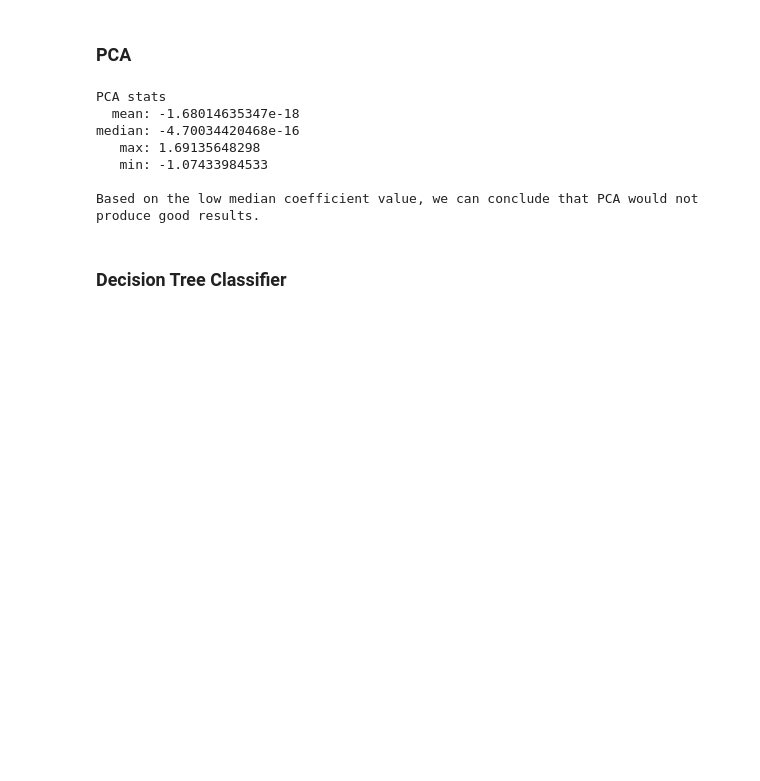
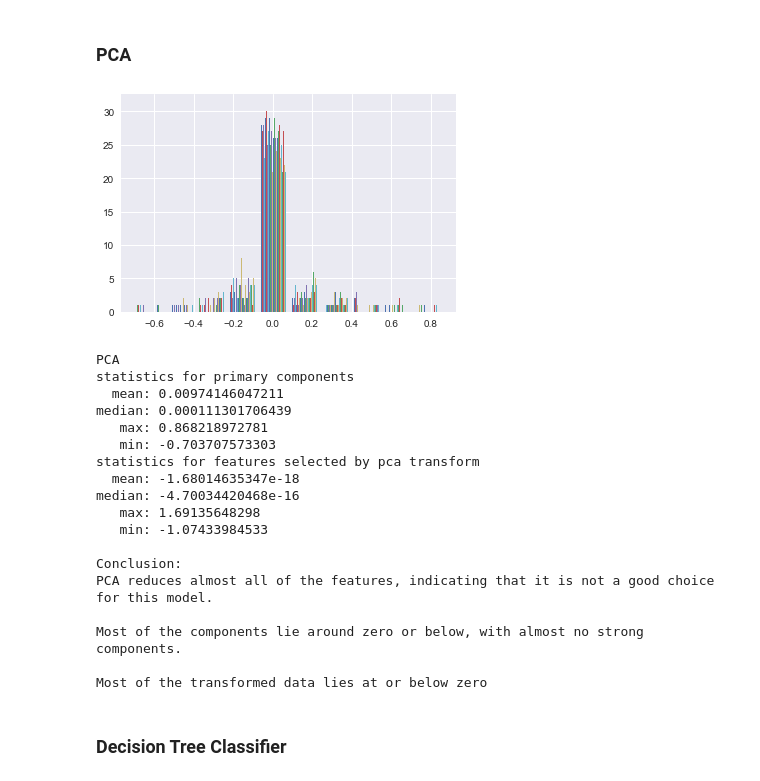
Before and after one commit to p3ntak/dataMiningFinal, a Jupyter notebook: Final.ipynb, the cells around one changed output. Cells and saved outputs as stored; diff of their text form; code cells hidden in the pictures; blank space fills up the shorter version.

```diff
--- a/Final.ipynb
+++ b/Final.ipynb
@@ -205,28 +205,58 @@ y = smalldf['crash_severity']
 # %%
 pca = decomposition.PCA(svd_solver='full')
 # pca.fit(pd.get_dummies(data[dummies_needed_list])).transform(pd.get_dummies(data[dummies_needed_list]))
+
 pca_coeffs = pca.fit(X).transform(X)
-print("PCA stats")
+plt.hist(pca.components_)
+plt.show()
+print("PCA")
+print("statistics for primary components")
+print("  mean: %s" % (pca.components_.mean()))
+print("median: %s" % (np.median(pca.components_)))
+print("   max: %s" % (pca.components_.max()))
+print("   min: %s" % (pca.components_.min()))
+
+print("statistics for features selected by pca transform")
 print("  mean: %s" % (pca_coeffs.mean()))
 print("median: %s" % (np.median(pca_coeffs)))
 print("   max: %s" % (pca_coeffs.max()))
 print("   min: %s" % (pca_coeffs.min()))
 
+
+
 print(
 '''
-Based on the low median coefficient value, we can conclude that PCA would not produce good results.
+Conclusion:
+PCA reduces almost all of the features, indicating that it is not a good choice for this model.
+
+Most of the components lie around zero or below, with almost no strong components.
+
+Most of the transformed data lies at or below zero
+
 '''
 )
 if(0):
     plt.hist(pca_coeffs.ravel(),bins=50);plt.show()
 # %% [output]
+[figure, added]
-PCA stats
+PCA
+statistics for primary components
+  mean: 0.00974146047211
+median: 0.000111301706439
+   max: 0.868218972781
+   min: -0.703707573303
+statistics for features selected by pca transform
   mean: -1.68014635347e-18
 median: -4.70034420468e-16
    max: 1.69135648298
    min: -1.07433984533
 
-Based on the low median coefficient value, we can conclude that PCA would not produce good results.
+Conclusion:
+PCA reduces almost all of the features, indicating that it is not a good choice for this model.
+
+Most of the components lie around zero or below, with almost no strong components.
+
+Most of the transformed data lies at or below zero
 # %% [markdown]
 ### Decision Tree Classifier
 # %%
```
